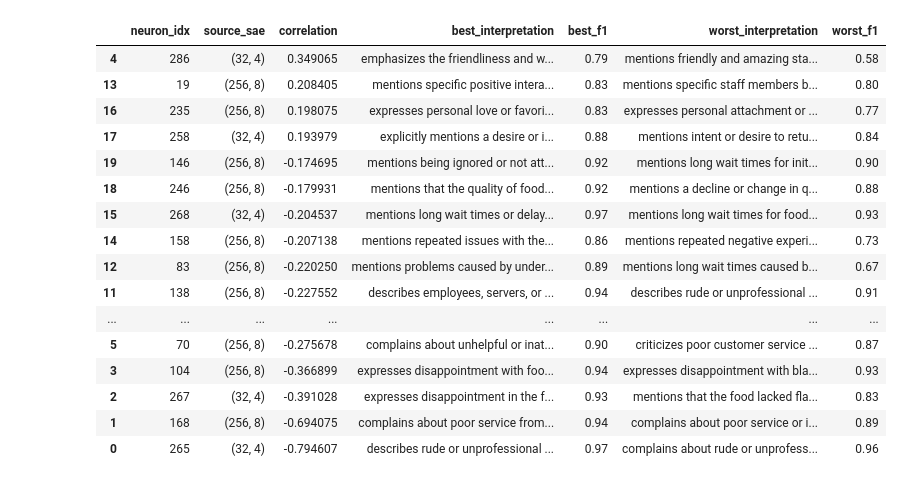
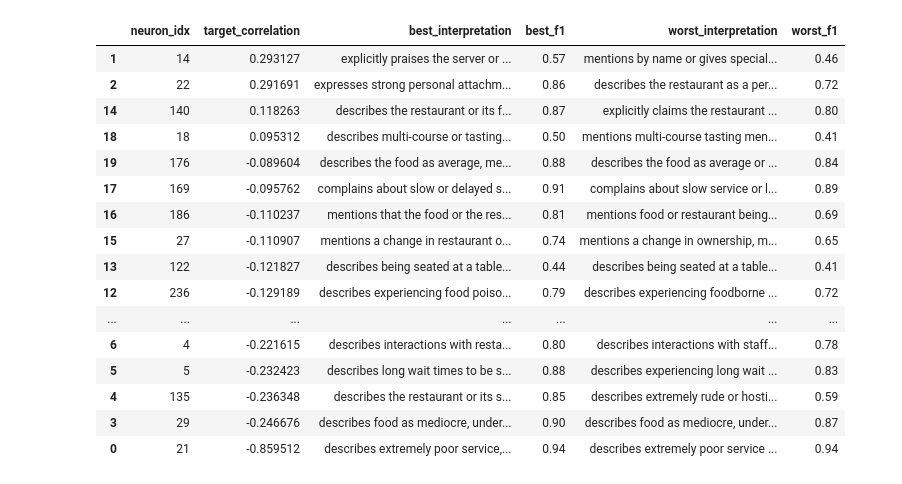
Before and after one commit to rmovva/HypotheSAEs, a Jupyter notebook: notebooks/detailed_usage.ipynb, the cells around one changed output. Drawn from its saved outputs; the diff is of its cells as text; code cells hidden in the pictures.

```diff
--- a/notebooks/detailed_usage.ipynb
+++ b/notebooks/detailed_usage.ipynb
@@ -24,17 +22,18 @@ The autoreload extension is already loaded. To reload it, use:
 Using device: cuda
 # %%
-train_df = pd.read_json(f'./demo-data/demo-train-20K.json', lines=True)
-val_df = pd.read_json(f'./demo-data/demo-val-2K.json', lines=True)
+train_df = pd.read_json(f'../demo-data/yelp-demo-train-20K.json', lines=True)
+val_df = pd.read_json(f'../demo-data/yelp-demo-val-2K.json', lines=True)
 
 text_col = 'text'
 target_col = 'stars'
 
 train_texts = train_df[text_col].tolist()
 val_texts = val_df[text_col].tolist()
+train_labels = train_df[target_col].values
 
 # Compute embeddings for each split
 EMBEDDER = "text-embedding-3-small"
-CACHE_NAME = f"yelp_demo_{EMBEDDER}"
+CACHE_NAME = f"yelp_quickstart_{EMBEDDER}"
 text2embedding = get_openai_embeddings(
     texts=train_texts + val_texts,
     model=EMBEDDER,
@@ -120,7 +87,7 @@ top_neuron_count = 20
 
 selected_neurons, scores = select_neurons(
     activations=train_activations,
-    target=train_df[target_col].values,
+    target=train_labels,
     n_select=top_neuron_count,
     method=selection_method,
     # Optional parameters depend on selection method; see select_neurons.py
@@ -132,8 +99,8 @@ Features should describe a specific aspect of the review. For example:
 - "praises how a dish was cooked, with phrases like 'perfect medium-rare'\""""
 
 interpreter = NeuronInterpreter(
-    interpreter_model="gpt-4o",
-    annotator_model="gpt-4o-mini",
+    interpreter_model="gpt-4.1",
+    annotator_model="gpt-4.1-mini",
     n_workers_interpretation=10,
     n_workers_annotation=50,
     cache_name=CACHE_NAME,
@@ -176,48 +143,47 @@ Scoring neuron interpretation fidelity (20 neurons; 3 candidate interps per neur
 # %%
 # Create DataFrame with best and worst interpretations
 interpretations_data = []
 for neuron_idx in selected_neurons:
     neuron_metrics = all_metrics[neuron_idx]
     best_interp, best_metrics = max(neuron_metrics.items(), key=lambda x: x[1]['f1'])
     worst_interp, worst_metrics = min(neuron_metrics.items(), key=lambda x: x[1]['f1'])
 
     interpretations_data.append({
         'neuron_idx': neuron_idx,
-        'source_sae': neuron_source_info[neuron_idx],
-        f'{selection_method}': scores[selected_neurons.index(neuron_idx)],
+        f'target_{selection_method}': scores[selected_neurons.index(neuron_idx)],
         'best_interpretation': best_interp,
         'best_f1': best_metrics['f1'],
         'worst_interpretation': worst_interp,
         'worst_f1': worst_metrics['f1']
     })
 
-best_interp_df = pd.DataFrame(interpretations_data).sort_values(by=f'{selection_method}', ascending=False)
+best_interp_df = pd.DataFrame(interpretations_data).sort_values(by=f'target_{selection_method}', ascending=False)
 
 display(
     best_interp_df.style.format({
         'separation_score': '{:.2f}',
         'best_f1': '{:.2f}',
         'worst_f1': '{:.2f}'
     })
 )
 # %% [output]
-|  | neuron_idx | source_sae | correlation | best_interpretation | best_f1 | worst_interpretation | worst_f1 |
-| 4 | 286 | (32, 4) | 0.349065 | emphasizes the friendliness and w... | 0.79 | mentions friendly and amazing sta... | 0.58 |
-| 13 | 19 | (256, 8) | 0.208405 | mentions specific positive intera... | 0.83 | mentions specific staff members b... | 0.80 |
-| 16 | 235 | (256, 8) | 0.198075 | expresses personal love or favori... | 0.83 | expresses personal attachment or ... | 0.77 |
-| 17 | 258 | (32, 4) | 0.193979 | explicitly mentions a desire or i... | 0.88 | mentions intent or desire to retu... | 0.84 |
-| 19 | 146 | (256, 8) | -0.174695 | mentions being ignored or not att... | 0.92 | mentions long wait times for init... | 0.90 |
-| 18 | 246 | (256, 8) | -0.179931 | mentions that the quality of food... | 0.92 | mentions a decline or change in q... | 0.88 |
-| 15 | 268 | (32, 4) | -0.204537 | mentions long wait times or delay... | 0.97 | mentions long wait times for food... | 0.93 |
-| 14 | 158 | (256, 8) | -0.207138 | mentions repeated issues with the... | 0.86 | mentions repeated negative experi... | 0.73 |
-| 12 | 83 | (256, 8) | -0.220250 | mentions problems caused by under... | 0.89 | mentions long wait times caused b... | 0.67 |
-| 11 | 138 | (256, 8) | -0.227552 | describes employees, servers, or ... | 0.94 | describes rude or unprofessional ... | 0.91 |
-| ... | ... | ... | ... | ... | ... | ... | ... |
-| 5 | 70 | (256, 8) | -0.275678 | complains about unhelpful or inat... | 0.90 | criticizes poor customer service ... | 0.87 |
-| 3 | 104 | (256, 8) | -0.366899 | expresses disappointment with foo... | 0.94 | expresses disappointment with bla... | 0.93 |
-| 2 | 267 | (32, 4) | -0.391028 | expresses disappointment in the f... | 0.93 | mentions that the food lacked fla... | 0.83 |
-| 1 | 168 | (256, 8) | -0.694075 | complains about poor service from... | 0.94 | complains about poor service or i... | 0.89 |
-| 0 | 265 | (32, 4) | -0.794607 | describes rude or unprofessional ... | 0.97 | complains about rude or unprofess... | 0.96 |
+|  | neuron_idx | target_correlation | best_interpretation | best_f1 | worst_interpretation | worst_f1 |
+| 1 | 14 | 0.293127 | explicitly praises the server or ... | 0.57 | mentions by name or gives special... | 0.46 |
+| 2 | 22 | 0.291691 | expresses strong personal attachm... | 0.86 | describes the restaurant as a per... | 0.72 |
+| 14 | 140 | 0.118263 | describes the restaurant or its f... | 0.87 | explicitly claims the restaurant ... | 0.80 |
+| 18 | 18 | 0.095312 | describes multi-course or tasting... | 0.50 | mentions multi-course tasting men... | 0.41 |
+| 19 | 176 | -0.089604 | describes the food as average, me... | 0.88 | describes the food as average or ... | 0.84 |
+| 17 | 169 | -0.095762 | complains about slow or delayed s... | 0.91 | complains about slow service or l... | 0.89 |
+| 16 | 186 | -0.110237 | mentions that the food or the res... | 0.81 | mentions food or restaurant being... | 0.69 |
+| 15 | 27 | -0.110907 | mentions a change in restaurant o... | 0.74 | mentions a change in ownership, m... | 0.65 |
+| 13 | 122 | -0.121827 | describes being seated at a table... | 0.44 | describes being seated at a table... | 0.41 |
+| 12 | 236 | -0.129189 | describes experiencing food poiso... | 0.79 | describes experiencing foodborne ... | 0.72 |
+| ... | ... | ... | ... | ... | ... | ... |
+| 6 | 4 | -0.221615 | describes interactions with resta... | 0.80 | describes interactions with staff... | 0.78 |
+| 5 | 5 | -0.232423 | describes long wait times to be s... | 0.88 | describes experiencing long wait ... | 0.83 |
+| 4 | 135 | -0.236348 | describes the restaurant or its s... | 0.85 | describes extremely rude or hosti... | 0.59 |
+| 3 | 29 | -0.246676 | describes food as mediocre, under... | 0.90 | describes food as mediocre, under... | 0.87 |
+| 0 | 21 | -0.859512 | describes extremely poor service,... | 0.94 | describes extremely poor service ... | 0.94 |
 # %%
 # Sample 500 random examples from holdout set
 np.random.seed(42)
```
Also changed, not shown: parts of 5 cells of this notebook.
